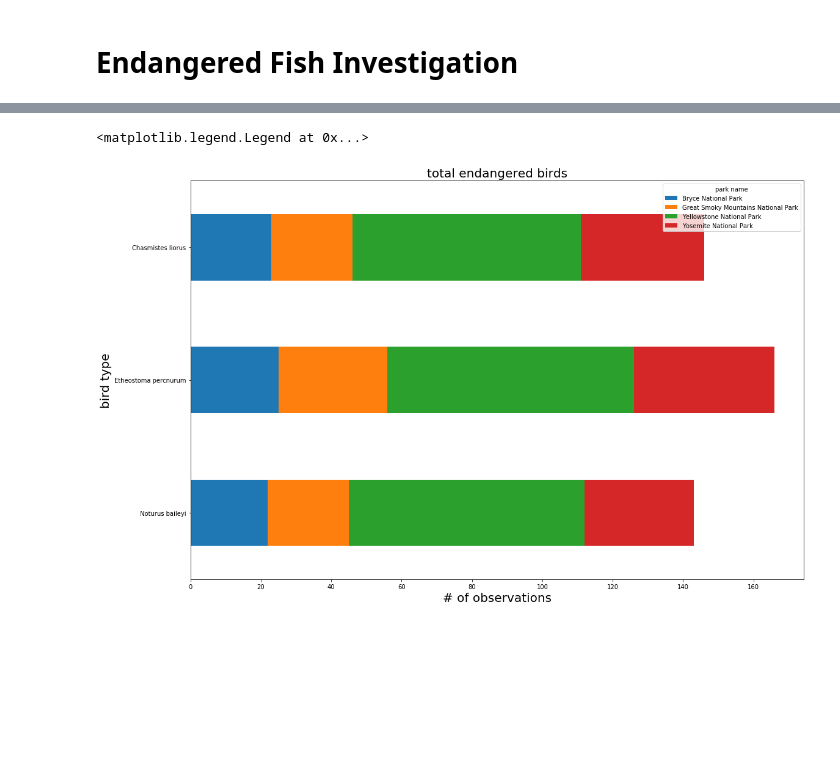
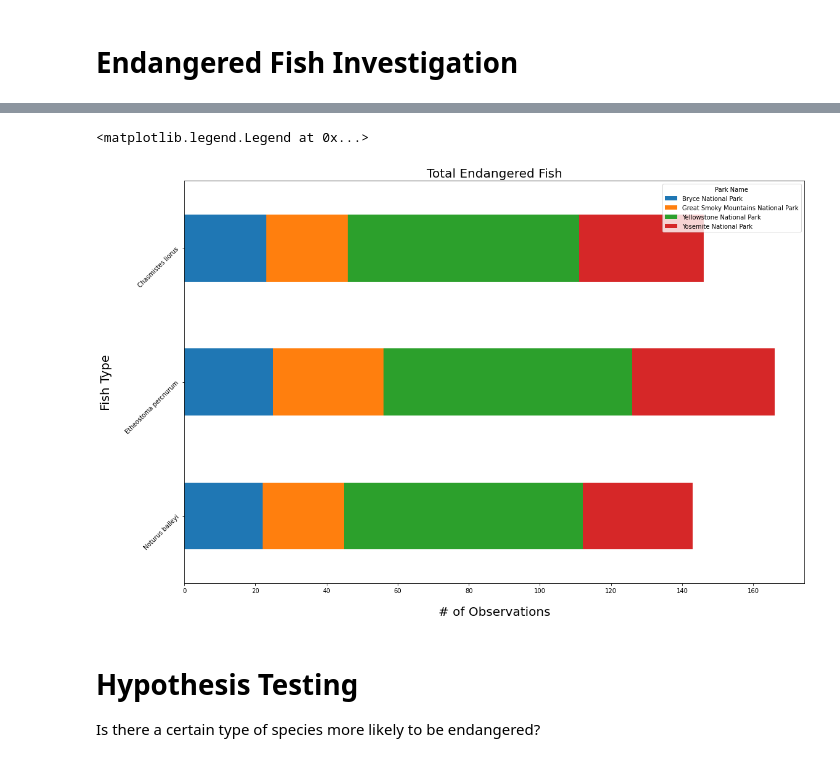
Before and after one commit to sauyeung92/Biodiversity_Capstone, a Jupyter notebook: biodiversity.ipynb, the cells around one changed output, grey strips where cells are left out. Saved outputs shown, nothing was run; the diff lists cells and outputs as text; code cells hidden in the pictures; blank space fills up the shorter version.

Commit message:
Statistical testing added into note book

```diff
--- a/biodiversity.ipynb
+++ b/biodiversity.ipynb
@@ -343,13 +411,18 @@ pivot_fish_df
 # %%
 ax = pivot_fish_df.plot.barh(stacked = True, \
                         figsize = [18,12],\
                         )
 
 ax.invert_yaxis() #plots bar graphs in descending order
-ax.set_xlabel('# of observations', fontsize = 20 )
-ax.set_ylabel('bird type', fontsize = 20 )
-ax.set_title('total endangered birds', fontsize = 20)
-ax.legend(title = 'park name')
+ax.set_xlabel('# of Observations', fontsize = 20, labelpad = 20)
+ax.set_ylabel('Fish Type', fontsize = 20, labelpad = 20)
+ax.set_title('Total Endangered Fish', fontsize = 20)
+plt.yticks(rotation = 45)
+ax.legend(title = 'Park Name', loc = 1)
 # %% [output]
 <matplotlib.legend.Legend at 0x...>
-[figure, old version]
+[figure, new version]
+# %% [markdown]
+# Hypothesis Testing
+
+Is there a certain type of species more likely to be endangered?
```
Also changed, not shown: parts of 28 cells of this notebook.
